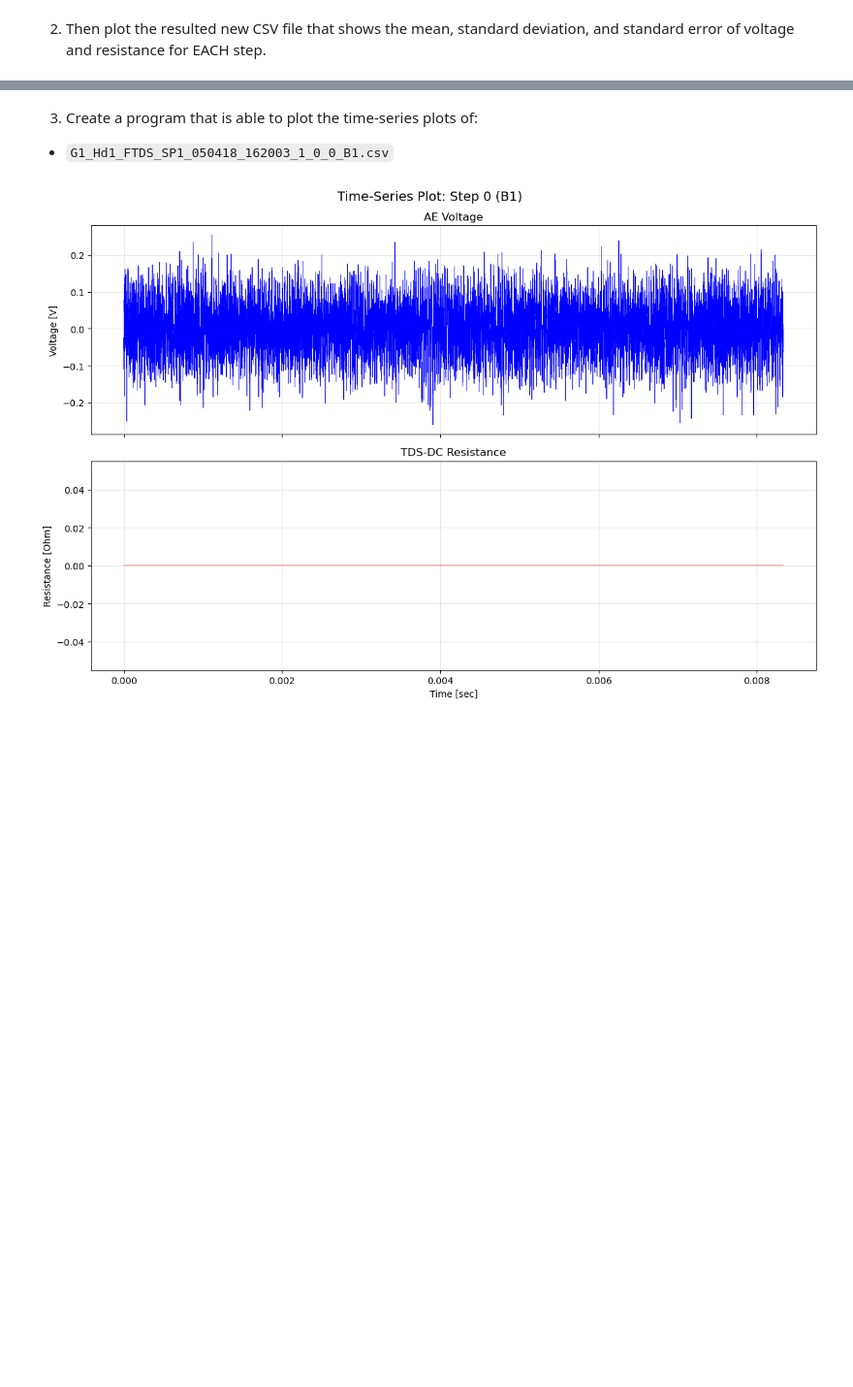
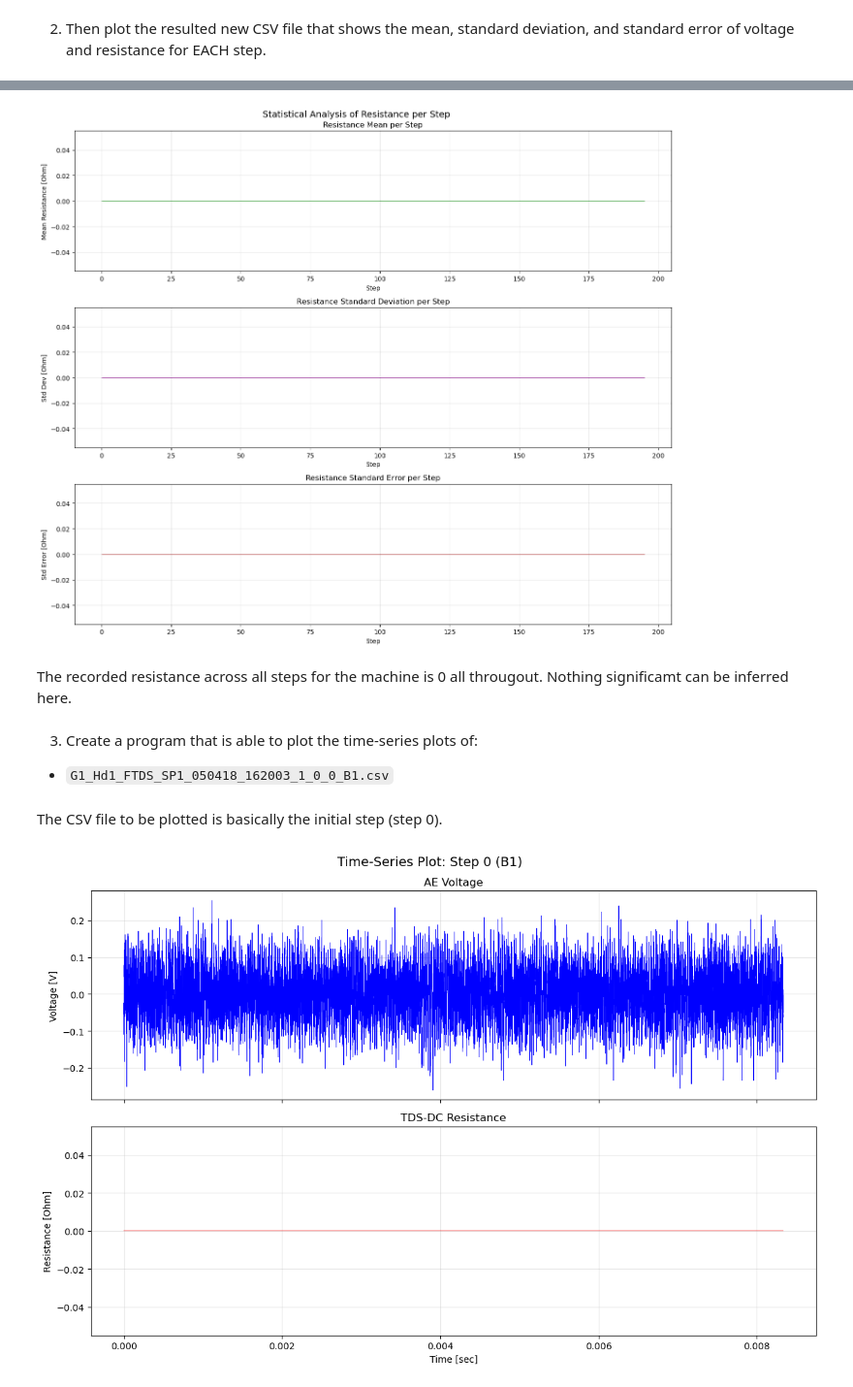
Before and after one commit to leon-pscl/CPE027-pscl, a Jupyter notebook: HOA3/Pascual_HOA3_CPE027_CPE41S2.ipynb, the cells around one changed output, grey strips where cells are left out. Shown at 97% size. Saved outputs shown, nothing was run; the diff lists cells and outputs as text; code cells hidden in the pictures; blank space fills up the shorter version.

```diff
--- a/HOA3/Pascual_HOA3_CPE027_CPE41S2.ipynb
+++ b/HOA3/Pascual_HOA3_CPE027_CPE41S2.ipynb
@@ -153,4 +238,39 @@ plt.show()
+# %%
+# Resistance Statistics
+fig2, axes2 = plt.subplots(3, 1, figsize=(14, 12))
+fig2.suptitle('Statistical Analysis of Resistance per Step', fontsize=14)
+
+# Resistance Mean
+axes2[0].plot(steps, stats_df['Resistance_Mean'], color='green', linewidth=0.8)
+axes2[0].set_title('Resistance Mean per Step')
+axes2[0].set_xlabel('Step')
+axes2[0].set_ylabel('Mean Resistance [Ohm]')
+axes2[0].grid(True, alpha=0.3)
+
+# Resistance Std Dev
+axes2[1].plot(steps, stats_df['Resistance_Std'], color='purple', linewidth=0.8)
+axes2[1].set_title('Resistance Standard Deviation per Step')
+axes2[1].set_xlabel('Step')
+axes2[1].set_ylabel('Std Dev [Ohm]')
+axes2[1].grid(True, alpha=0.3)
+
+# Resistance Std Error
+axes2[2].plot(steps, stats_df['Resistance_StdErr'], color='brown', linewidth=0.8)
+axes2[2].set_title('Resistance Standard Error per Step')
+axes2[2].set_xlabel('Step')
+axes2[2].set_ylabel('Std Error [Ohm]')
+axes2[2].grid(True, alpha=0.3)
+
+plt.tight_layout()
+plt.savefig('step_statistics_resistance_plot.png', dpi=150, bbox_inches='tight')
+plt.show()
+# %% [output]
+[figure, added]
+# %% [markdown]
+The recorded resistance across all steps for the machine is 0 all througout. Nothing significamt can be inferred here.
 # %% [markdown]
 3. Create a program that is able to plot the time-series plots of:
 * `G1_Hd1_FTDS_SP1_050418_162003_1_0_0_B1.csv`
+# %% [markdown]
+The CSV file to be plotted is basically the initial step (step 0).
 # %%
```
Also changed, not shown: parts of 25 cells of this notebook, 8 other files.
